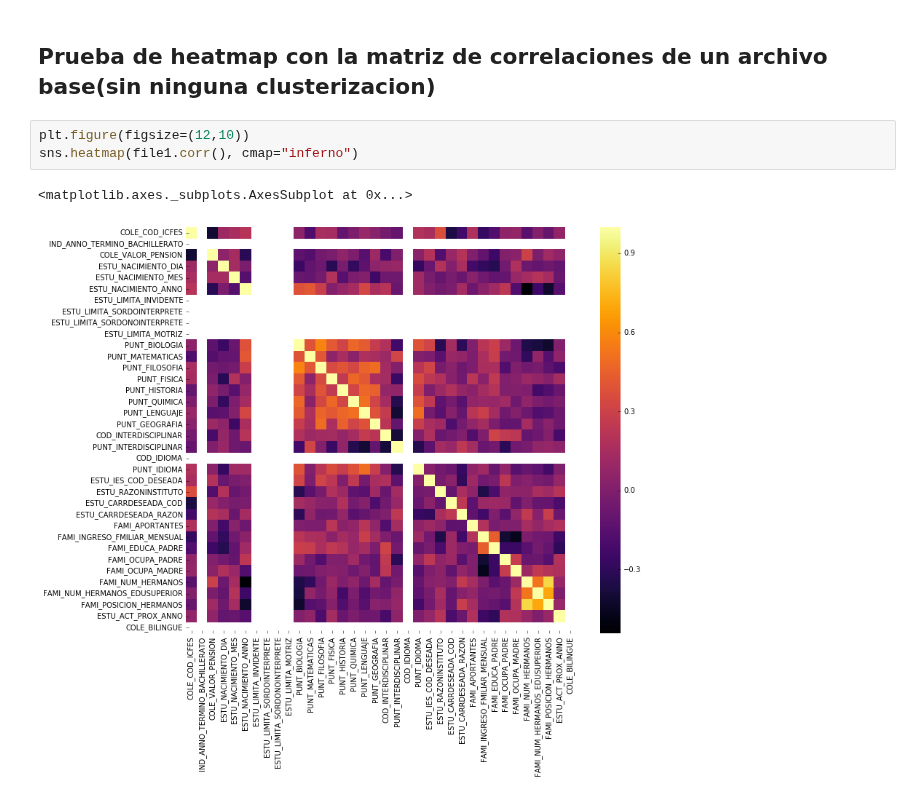
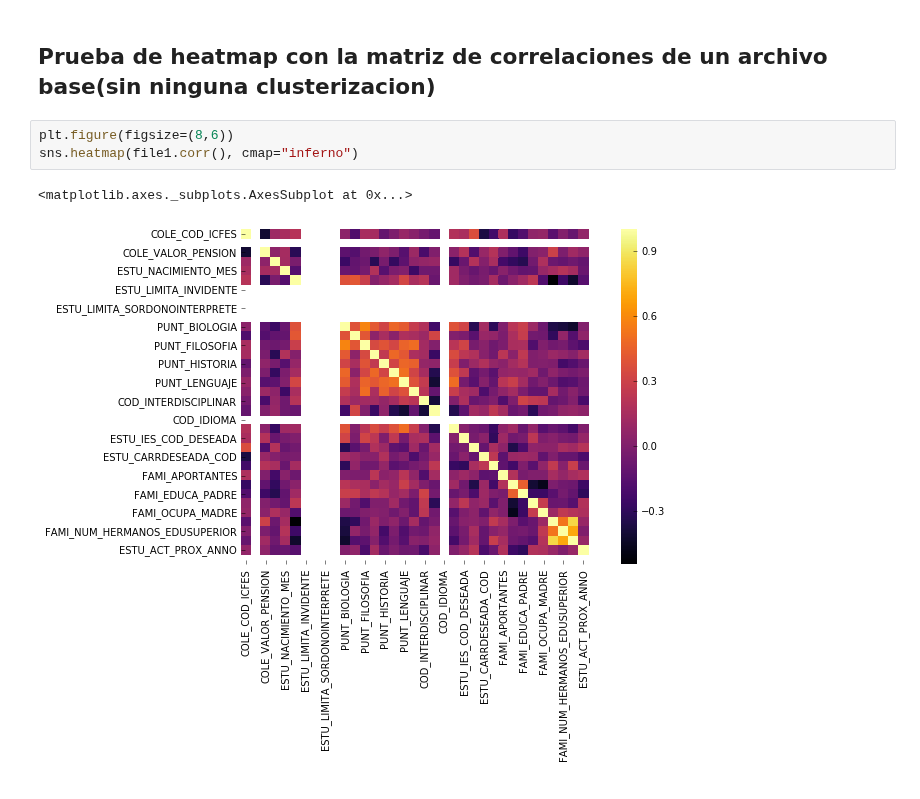
Before and after one commit to AronForero/ICFESProject, a Jupyter notebook: Descriptive_Analisis/Analisis_Descriptivo.ipynb, the cells around one changed output. Drawn from its saved outputs; the diff is of its cells as text.

```diff
--- a/Descriptive_Analisis/Analisis_Descriptivo.ipynb
+++ b/Descriptive_Analisis/Analisis_Descriptivo.ipynb
@@ -136,8 +136,8 @@ sns.heatmap(columns.corr(), cmap = "Greys_r")
 # %% [markdown]
 ## Prueba de heatmap con la matriz de correlaciones de un archivo base(sin ninguna clusterizacion)
 # %%
-plt.figure(figsize=(12,10))
+plt.figure(figsize=(8,6))
 sns.heatmap(file1.corr(), cmap="inferno")
 # %% [output]
 <matplotlib.axes._subplots.AxesSubplot at 0x...>
-[figure, old version]
+[figure, new version]
```
Also changed, not shown: parts of 4 cells of this notebook.
